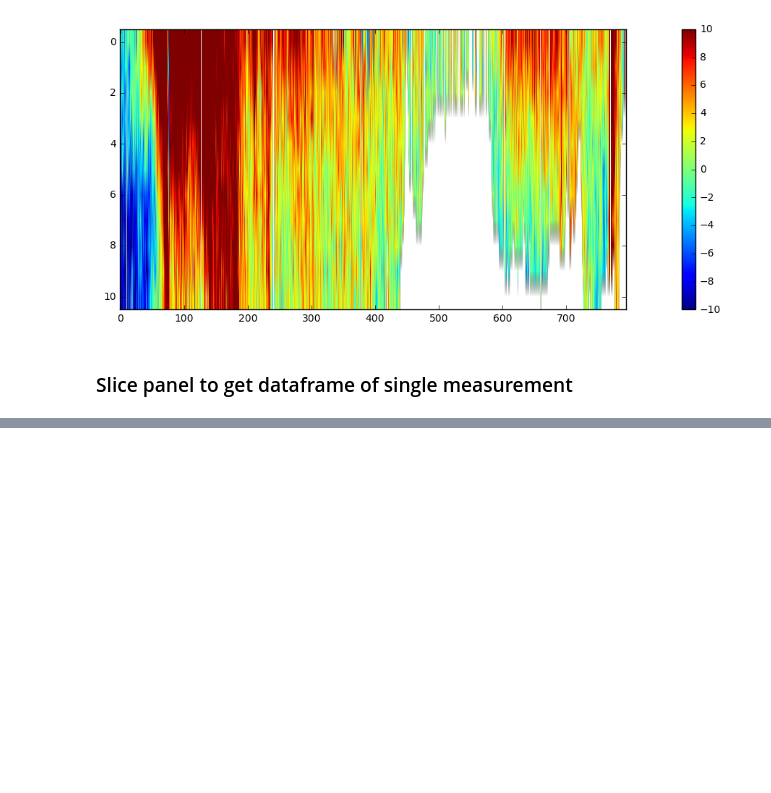
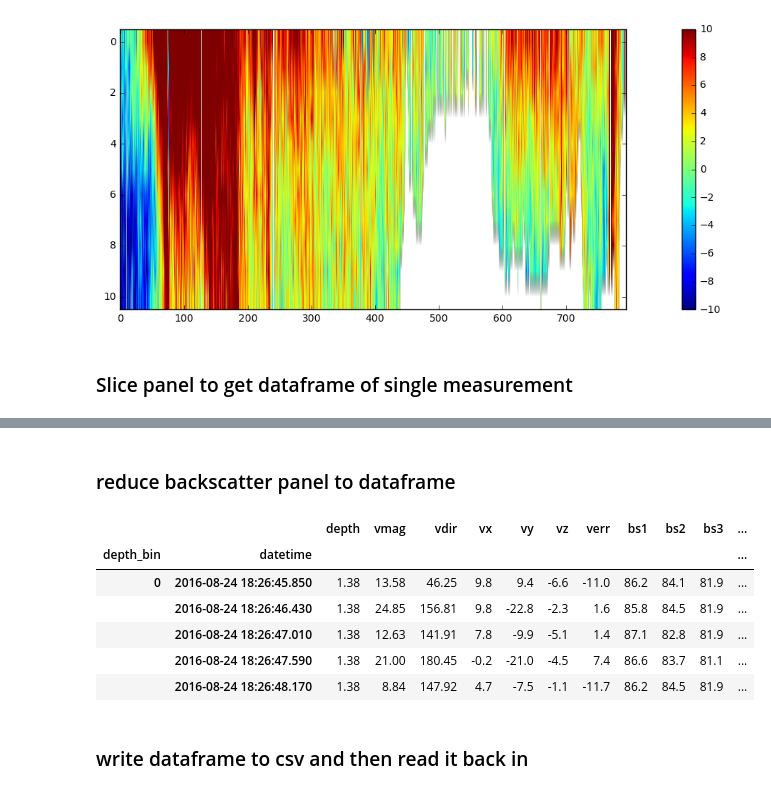
Before and after one commit to aleaf/ADCP, a Jupyter notebook: demo.ipynb, the cells around one changed output, grey strips where cells are left out. Drawn from its saved outputs; the diff is of its cells as text; code cells hidden in the pictures; blank space fills up the shorter version.

```diff
--- a/demo.ipynb
+++ b/demo.ipynb
@@ -234,0 +266,17 @@ pn.ix['2016-08-24 18:26:45.85', :, :]
+# %% [markdown]
+### reduce backscatter panel to dataframe
+# %%
+dfall = pn.swapaxes(0, 2).to_frame()
+dfall.index.levels[0].name = 'depth_bin'
+dfall.index.levels[1].name = 'datetime'
+dfall.head()
+# %% [output]
+|  |  | depth | vmag | vdir | vx | vy | vz | verr | bs1 | bs2 | bs3 | ... |
+| depth_bin | datetime |  |  |  |  |  |  |  |  |  |  | ... |
+| 0 | 2016-08-24 18:26:45.850 | 1.38 | 13.58 | 46.25 | 9.8 | 9.4 | -6.6 | -11.0 | 86.2 | 84.1 | 81.9 | ... |
+|  | 2016-08-24 18:26:46.430 | 1.38 | 24.85 | 156.81 | 9.8 | -22.8 | -2.3 | 1.6 | 85.8 | 84.5 | 81.9 | ... |
+|  | 2016-08-24 18:26:47.010 | 1.38 | 12.63 | 141.91 | 7.8 | -9.9 | -5.1 | 1.4 | 87.1 | 82.8 | 81.9 | ... |
+|  | 2016-08-24 18:26:47.590 | 1.38 | 21.00 | 180.45 | -0.2 | -21.0 | -4.5 | 7.4 | 86.6 | 83.7 | 81.1 | ... |
+|  | 2016-08-24 18:26:48.170 | 1.38 | 8.84 | 147.92 | 4.7 | -7.5 | -1.1 | -11.7 | 86.2 | 84.5 | 81.9 | ... |
+# %% [markdown]
+### write dataframe to csv and then read it back in
```
Also changed, not shown: parts of 13 cells of this notebook, 1 other file.
